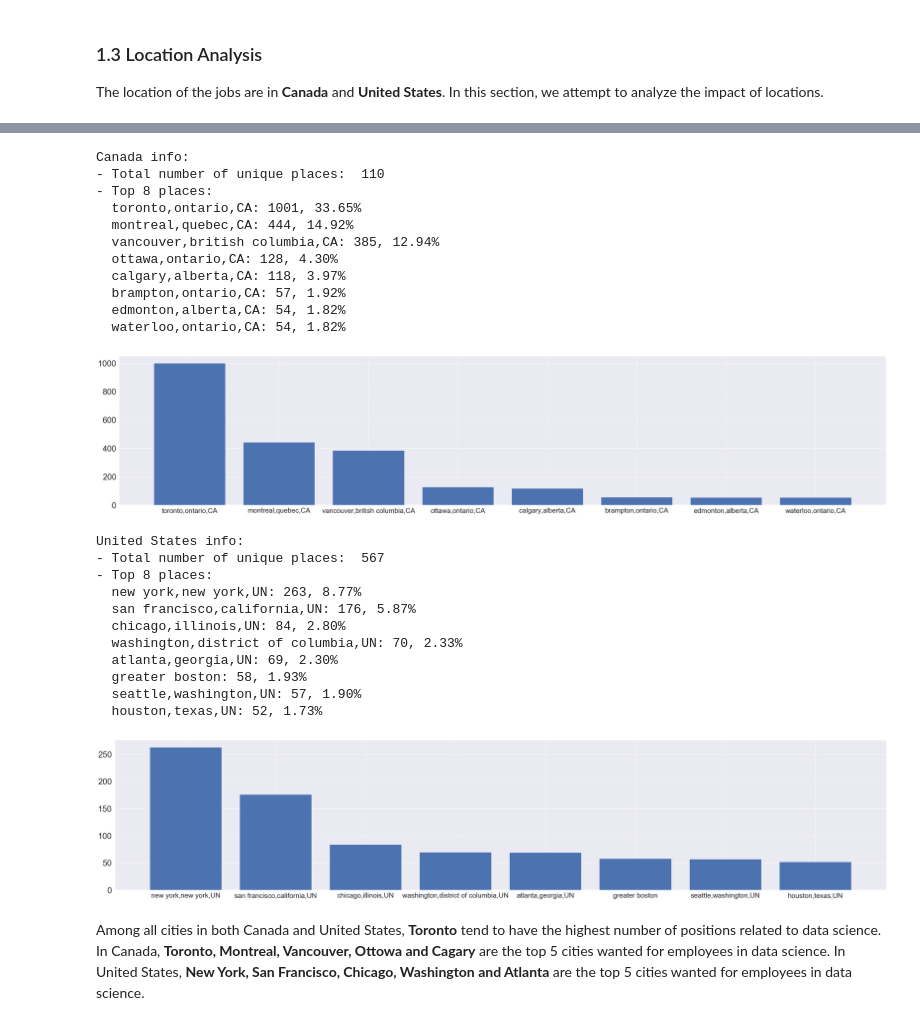
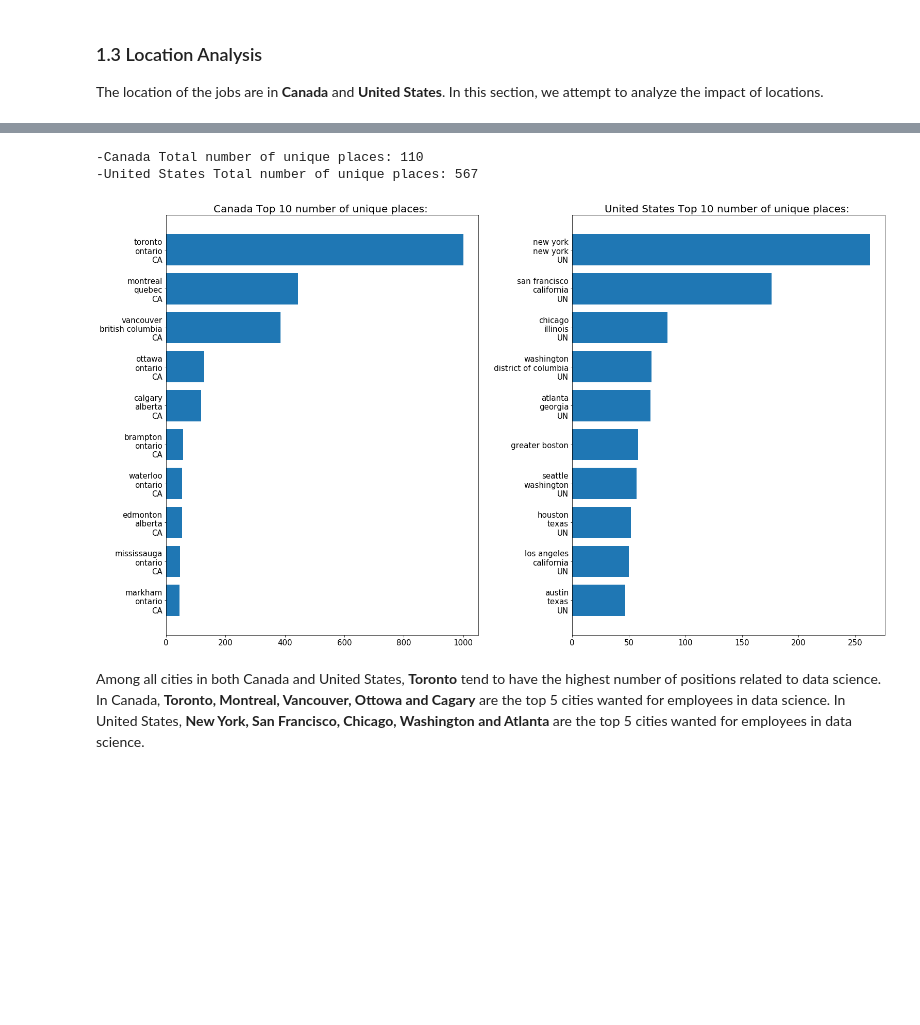
Before and after one commit to liuweilin17/mie1624, a Jupyter notebook: project/Linkedin-Indeed.ipynb, the cells around one changed output, grey strips where cells are left out. Drawn from its saved outputs; the diff is of its cells as text; code cells hidden in the pictures; blank space fills up the shorter version.

```diff
--- a/project/Linkedin-Indeed.ipynb
+++ b/project/Linkedin-Indeed.ipynb
@@ -303,37 +272,34 @@ place_info(df, top=8)
-# %%
-rms=['other, other, CA', 'other, other, UN']
-df_ca = df[df['Location']=='Canada']
-df_un = df[df['Location']=='United States']
-
-print('Canada info: ')
-place_info(df_ca, top=8, rms=rms)
-print('United States info: ')
-place_info(df_un, top=8, rms=rms)
-# %% [output]
-Canada info:
-- Total number of unique places:  110
-- Top 8 places:
-  toronto,ontario,CA: 1001, 33.65%
-  montreal,quebec,CA: 444, 14.92%
-  vancouver,british columbia,CA: 385, 12.94%
-  ottawa,ontario,CA: 128, 4.30%
-  calgary,alberta,CA: 118, 3.97%
-  brampton,ontario,CA: 57, 1.92%
-  edmonton,alberta,CA: 54, 1.82%
-  waterloo,ontario,CA: 54, 1.82%
-[figure, removed]
-United States info:
-- Total number of unique places:  567
-- Top 8 places:
-  new york,new york,UN: 263, 8.77%
-  san francisco,california,UN: 176, 5.87%
-  chicago,illinois,UN: 84, 2.80%
-  washington,district of columbia,UN: 70, 2.33%
-  atlanta,georgia,UN: 69, 2.30%
-  greater boston: 58, 1.93%
-  seattle,washington,UN: 57, 1.90%
-  houston,texas,UN: 52, 1.73%
-[figure, removed]
+# %%
+def place_info_new(df, ax, top=10, rms=[], title=""):
+    places_dt = collections.Counter(df['Place'])
+    for rm in rms:
+        if rm in places_dt:
+            del places_dt[rm]
+    places_sorted = sorted(places_dt.keys(), key=lambda x:places_dt[x])
+    total = df.shape[0]
+    print('-{} Total number of unique places: {}'.format(title, len(places_sorted)))
+    tops = places_sorted[-top:]
+    x = [re.sub(',', '\n', t) for t in tops]
+    y = [places_dt[t] for t in tops]
+    ax.barh(x, y)
+#     for index, value in enumerate(y):
+#         plt.text(value, index, str(value))
+    ax.set_title('{} Top {} number of unique places: '.format(title, top), fontsize=20)
+    # plt.show()
+
+set_plot(xs=15, ys=15)
+fig, axs = plt.subplots(1, 2, figsize=(25,15))
+plt.subplots_adjust(wspace=0.3)
+rms=['other, other, CA', 'other, other, UN']
+df_ca = df[df['Location']=='Canada']
+df_un = df[df['Location']=='United States']
+
+place_info_new(df_ca, axs[0], rms=rms, title="Canada")
+place_info_new(df_un, axs[1], rms=rms, title="United States")
+# %% [output]
+-Canada Total number of unique places: 110
+-United States Total number of unique places: 567
+[figure, added]
 # %% [markdown]
 Among all cities in both Canada and United States, **Toronto** tend to have the highest number of positions related to data science. In Canada, **Toronto, Montreal, Vancouver, Ottowa and Cagary** are the top 5 cities wanted for employees in data science. In United States, **New York, San Francisco, Chicago, Washington and Atlanta** are the top 5 cities wanted for employees in data science.
 # %% [markdown]
```
Also changed, not shown: parts of 32 cells of this notebook, 1 other file.
